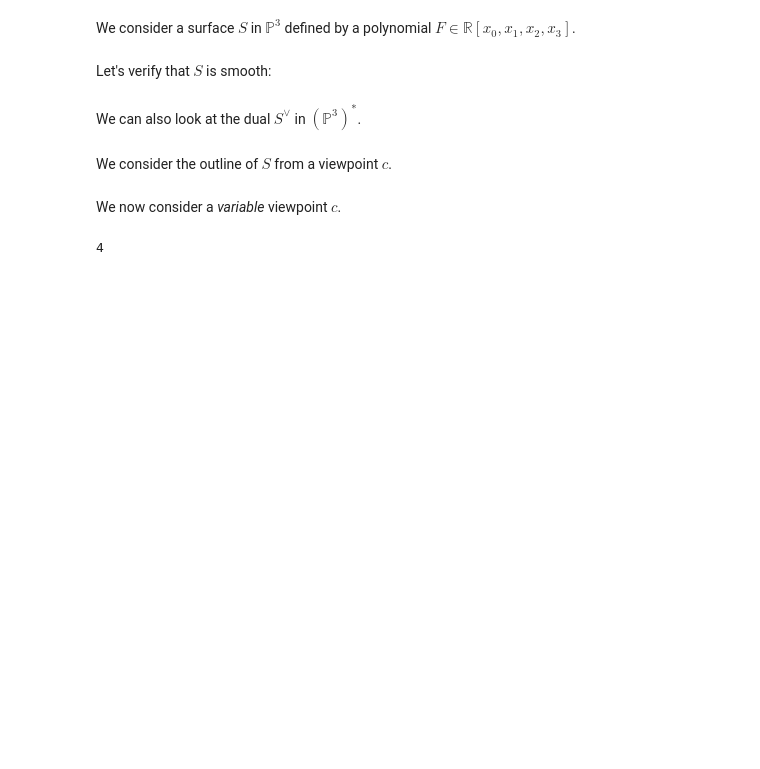
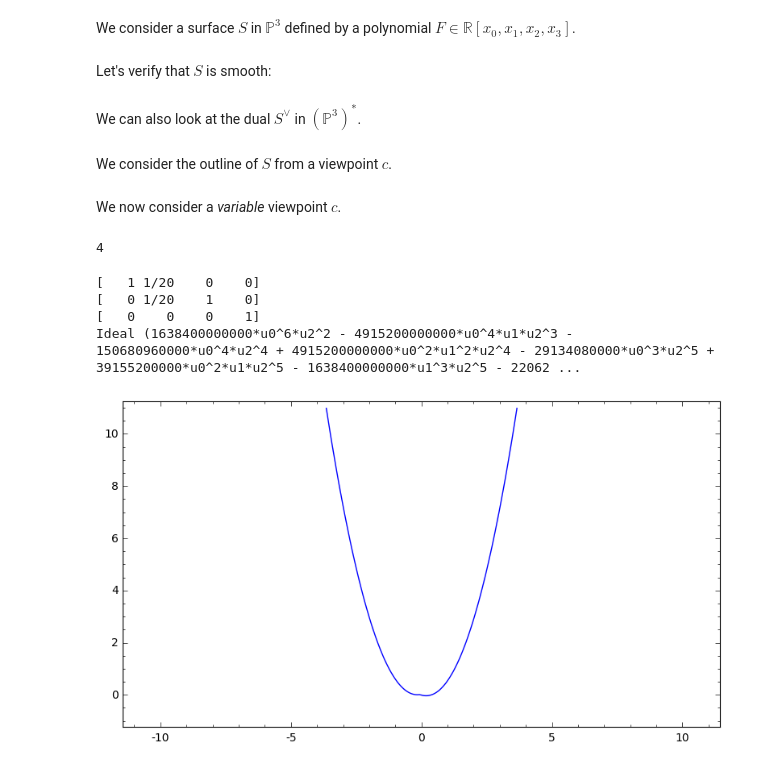
Before and after one commit to mtrager/changing-views, a Jupyter notebook: Changing Views of Curves and Surfaces.ipynb, the cells around one changed output. Cells and saved outputs as stored; diff of their text form; code cells hidden in the pictures; blank space fills up the shorter version.

```diff
--- a/Changing Views of Curves and Surfaces.ipynb
+++ b/Changing Views of Curves and Surfaces.ipynb
@@ -156,3 +171,39 @@ maxima.plot2d('cos(2*x) + 2*exp(-x)','[x,0,1]','[plot_format,openmath]')
 2+2
 # %% [output]
 4
+# %%
+R.<x,y,z,t,u0,u1,u2>=QQ[]
+surface = z-(x^2+x*y+y^4)
+#s = singular.eval
+#s('LIB "surf.lib";')
+#s("ring r = 0,(x,y,z),dp;")
+#s("surfer(" + str(surface) + ")")
+
+surface_h = surface.homogenize(t)
+
+X = matrix(R, [[x], [y], [z], [t]])
+U = matrix(R, [[u0],[u1],[u2]])
+
+# projection:
+s=.05
+r=10
+proj_matrix = matrix(QQ, [[1,s,0,0],[0,s,1,0],[0,0,0,1]])
+print(proj_matrix)
+
+incidence = surface_h + ideal((proj_matrix*X).augment(U).minors(2))
+incidence = surface_h + ideal(((proj_matrix*X)-U).list())
+
+ramification = incidence + ideal(jacobian(incidence.gens(),(x,y,z,t)).minors(4))
+
+outline = ramification.saturation(ideal(x,y,z,t))[0]
+outline = outline.elimination_ideal((x,y,z,t))
+
+print(outline)
+outline=outline.subs(u2=1)
+(outline.change_ring(QQ[u0,u1])).plot(plot_points=1000)#,algorithm='surf')
+# %% [output]
+[   1 1/20    0    0]
+[   0 1/20    1    0]
+[   0    0    0    1]
+Ideal (1638400000000*u0^6*u2^2 - 4915200000000*u0^4*u1*u2^3 - 150680960000*u0^4*u2^4 + 4915200000000*u0^2*u1^2*u2^4 - 29134080000*u0^3*u2^5 + 39155200000*u0^2*u1*u2^5 - 1638400000000*u1^3*u2^5 - 22062 ...
+[figure, added]
```
Also changed, not shown: parts of 15 cells of this notebook, 2 other files.
